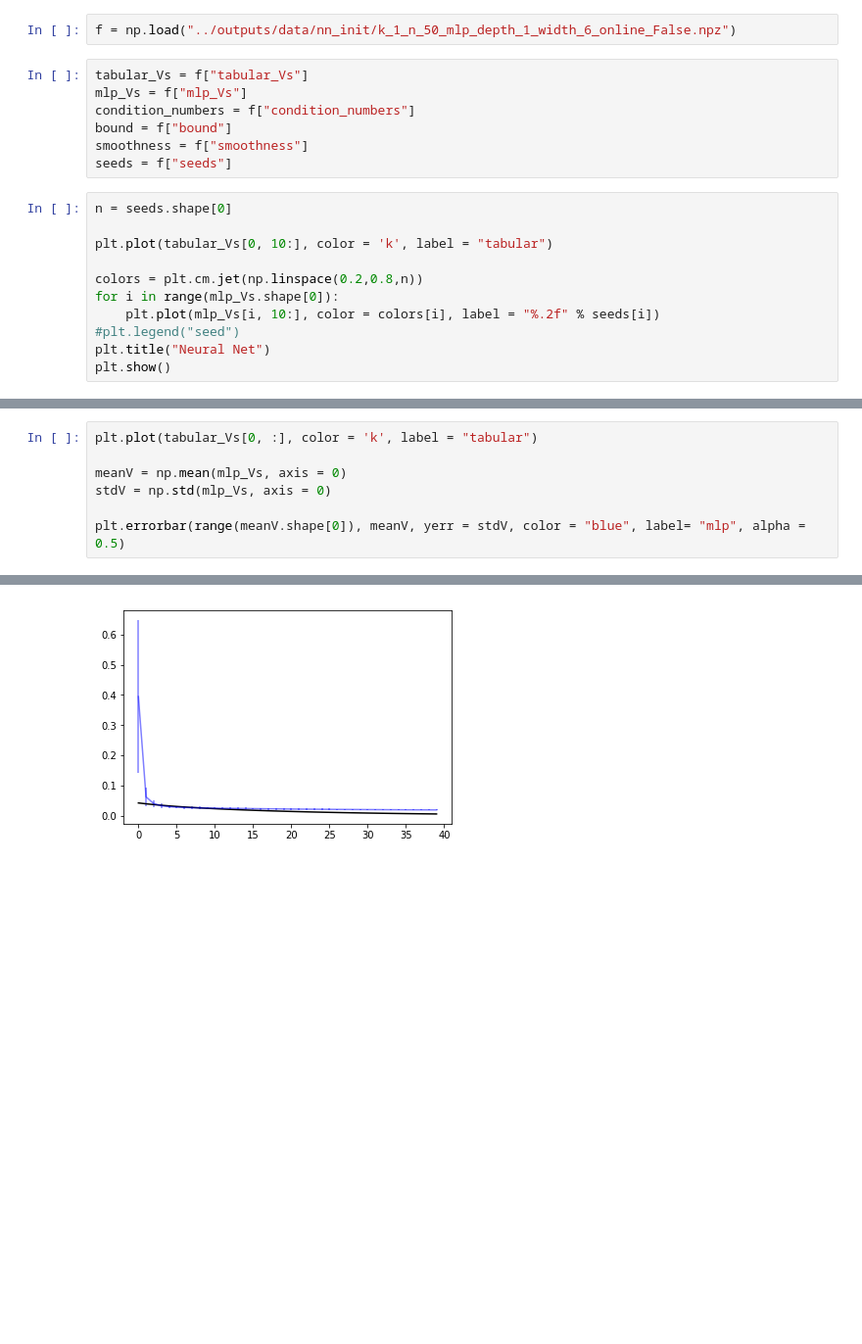
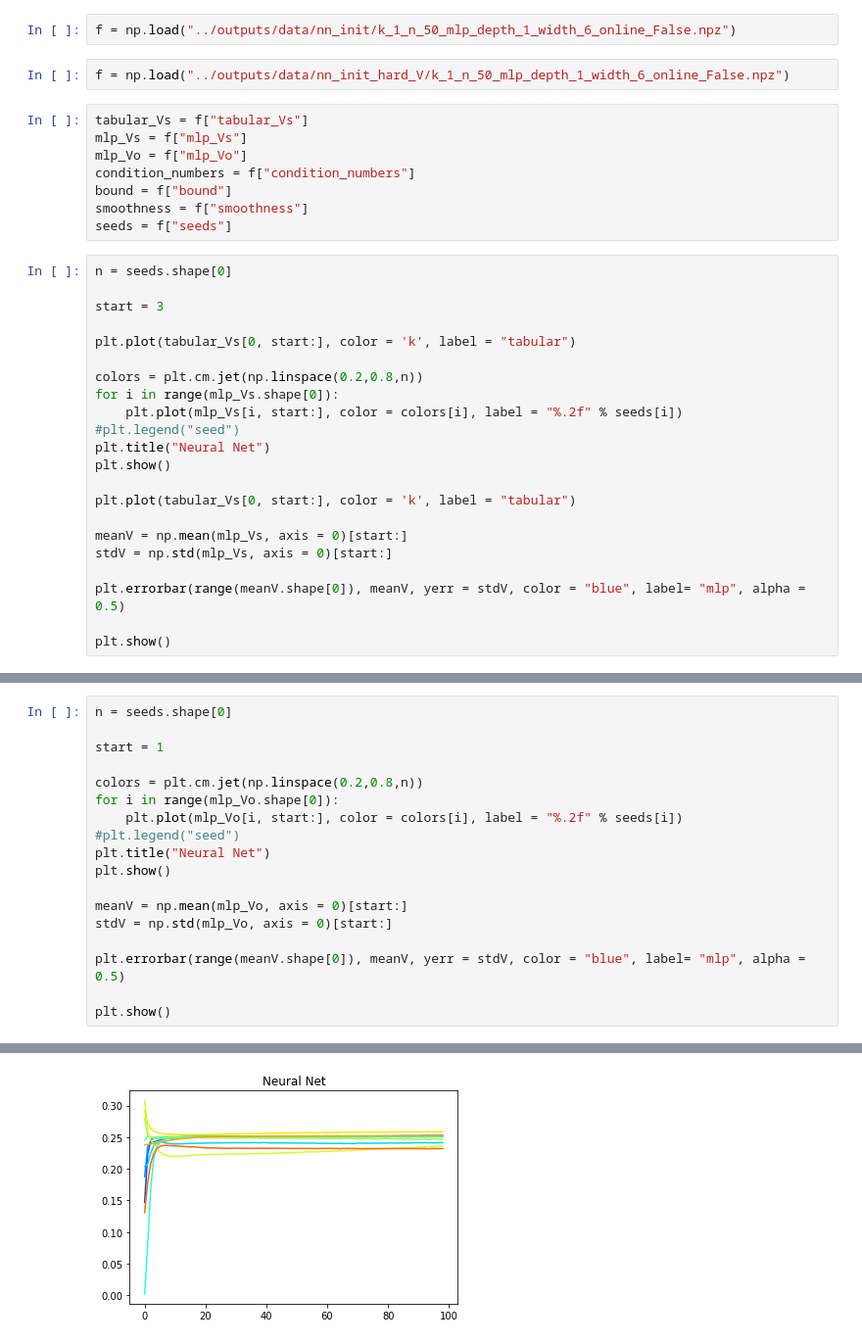
Before and after one commit to davidbrandfonbrener/geometric_insights_into_TD_learning, a Jupyter notebook: notebooks/NN init plotting.ipynb, the cells around one changed output, grey strips where cells are left out. Shown at 98% size. Saved outputs shown, nothing was run; the diff lists cells and outputs as text; blank space fills up the shorter version.

```diff
--- a/notebooks/NN init plotting.ipynb
+++ b/notebooks/NN init plotting.ipynb
@@ -4,9 +4,12 @@ from matplotlib import pyplot as plt
 %matplotlib inline
 # %%
 f = np.load("../outputs/data/nn_init/k_1_n_50_mlp_depth_1_width_6_online_False.npz")
+# %%
+f = np.load("../outputs/data/nn_init_hard_V/k_1_n_50_mlp_depth_1_width_6_online_False.npz")
 # %%
 tabular_Vs = f["tabular_Vs"]
 mlp_Vs = f["mlp_Vs"]
+mlp_Vo = f["mlp_Vo"]
 condition_numbers = f["condition_numbers"]
 bound = f["bound"]
 smoothness = f["smoothness"]
@@ -14,12 +17,23 @@ seeds = f["seeds"]
 # %%
 n = seeds.shape[0]
 
-plt.plot(tabular_Vs[0, 10:], color = 'k', label = "tabular")
+start = 3
+
+plt.plot(tabular_Vs[0, start:], color = 'k', label = "tabular")
 
 colors = plt.cm.jet(np.linspace(0.2,0.8,n))
 for i in range(mlp_Vs.shape[0]):
-    plt.plot(mlp_Vs[i, 10:], color = colors[i], label = "%.2f" % seeds[i])
+    plt.plot(mlp_Vs[i, start:], color = colors[i], label = "%.2f" % seeds[i])
 #plt.legend("seed")
 plt.title("Neural Net")
 plt.show()
+
+plt.plot(tabular_Vs[0, start:], color = 'k', label = "tabular")
+
+meanV = np.mean(mlp_Vs, axis = 0)[start:]
+stdV = np.std(mlp_Vs, axis = 0)[start:]
+
+plt.errorbar(range(meanV.shape[0]), meanV, yerr = stdV, color = "blue", label= "mlp", alpha = 0.5)
+
+plt.show()
 # %% [output]
@@ -27,8 +42,19 @@ plt.show()
 # %%
-plt.plot(tabular_Vs[0, :], color = 'k', label = "tabular")
+n = seeds.shape[0]
 
-meanV = np.mean(mlp_Vs, axis = 0)
-stdV = np.std(mlp_Vs, axis = 0)
+start = 1
+
+colors = plt.cm.jet(np.linspace(0.2,0.8,n))
+for i in range(mlp_Vo.shape[0]):
+    plt.plot(mlp_Vo[i, start:], color = colors[i], label = "%.2f" % seeds[i])
+#plt.legend("seed")
+plt.title("Neural Net")
+plt.show()
+
+meanV = np.mean(mlp_Vo, axis = 0)[start:]
+stdV = np.std(mlp_Vo, axis = 0)[start:]
 
 plt.errorbar(range(meanV.shape[0]), meanV, yerr = stdV, color = "blue", label= "mlp", alpha = 0.5)
+
+plt.show()
 # %% [output]
@@ -36 +61 @@ plt.errorbar(range(meanV.shape[0]), meanV, yerr = stdV, color = "blue", label= "
-[figure, old version]
+[figure, new version]
```
Also changed, not shown: parts of 12 cells of this notebook, 20 other files.
